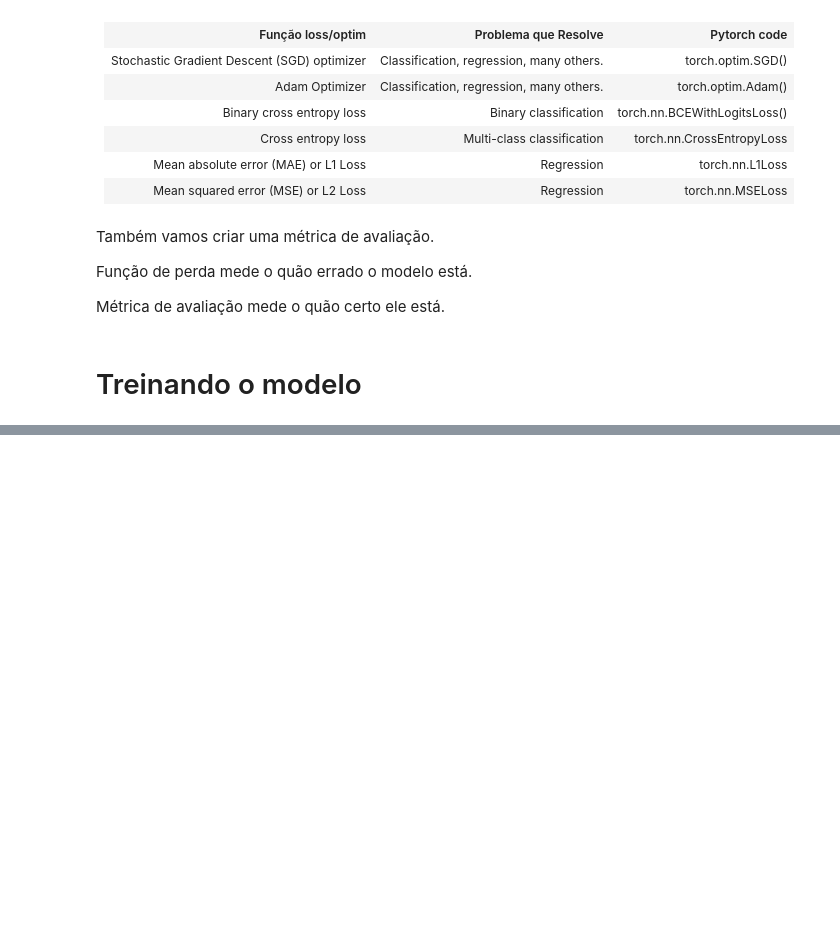
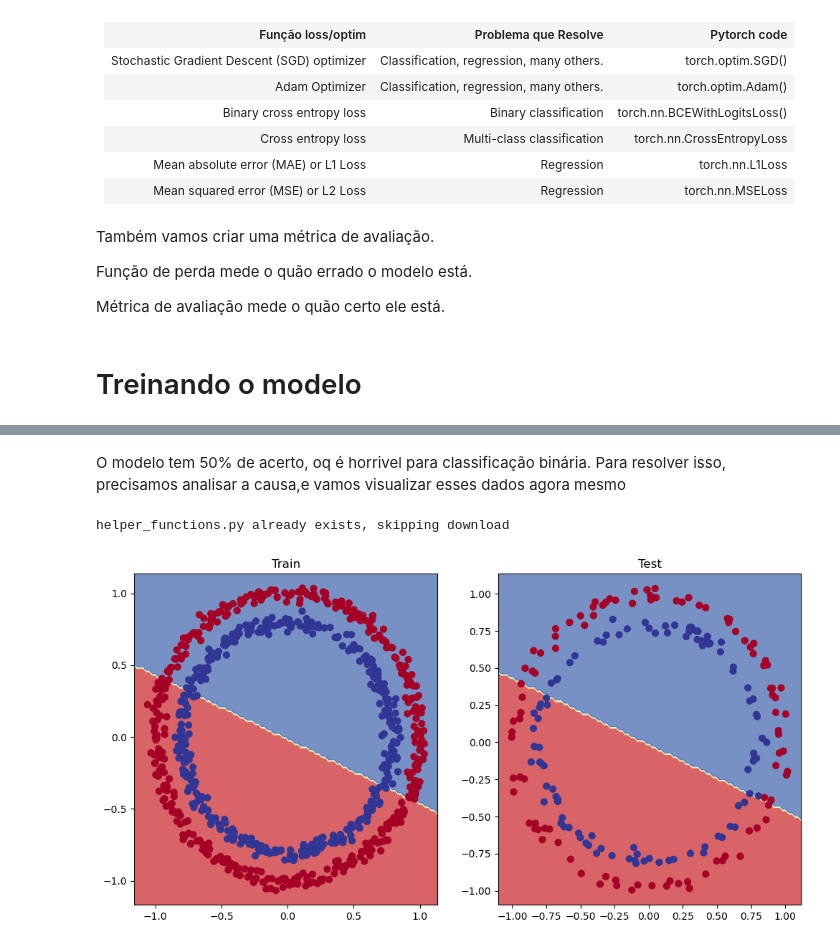
Before and after one commit to SavioCartaxo/DeepLearning, a Jupyter notebook: Modulo_02/Neurl_Network_Classification.ipynb, the cells around one changed output, grey strips where cells are left out. Drawn from its saved outputs; the diff is of its cells as text; code cells hidden in the pictures; blank space fills up the shorter version.

```diff
--- a/Modulo_02/Neurl_Network_Classification.ipynb
+++ b/Modulo_02/Neurl_Network_Classification.ipynb
@@ -308,6 +308,10 @@ tensor([[0.5563],
 # %%
 
 # Variáveis
+
+# Seed
+torch.manual_seed(42)
+torch.cuda.manual_seed(42)
 
 # selecionando hardware
 device = select_workspace()
@@ -324,5 +328,5 @@ test_loss_values = []
 epoch_count = []
 
 # Epocas
-EPOCAS = 1000
+EPOCAS = 2000
 # %%
@@ -380,0 +411,30 @@ epoca: 1000 | MAE Train Loss: 0.6934980750083923 | MAE Test Loss: 1.487230420112
+# %% [markdown]
+O modelo tem 50% de acerto, oq é horrivel para classificação binária.
+Para resolver isso, precisamos analisar a causa,e vamos visualizar esses dados agora mesmo
+# %%
+import requests
+from pathlib import Path
+
+# Baixar as funções auxiliares do repositório Learn PyTorch (se ainda não existirem)
+if Path("helper_functions.py").is_file():
+  print("helper_functions.py already exists, skipping download")
+else:
+  print("Downloading helper_functions.py")
+  request = requests.get("https://raw.githubusercontent.com/mrdbourke/pytorch-deep-learning/main/helper_functions.py")
+  with open("helper_functions.py", "wb") as f:
+    f.write(request.content)
+
+from helper_functions import plot_predictions, plot_decision_boundary
+# %% [output]
+helper_functions.py already exists, skipping download
+# %%
+# Plotar as fronteiras de decisão para os conjuntos de treino e teste
+plt.figure(figsize=(12, 6))
+plt.subplot(1, 2, 1)
+plt.title("Train")
+plot_decision_boundary(modelo, X_train, y_train)
+plt.subplot(1, 2, 2)
+plt.title("Test")
+plot_decision_boundary(modelo, X_test, y_test)
+# %% [output]
+[figure, added]
```
Also changed, not shown: parts of 10 cells of this notebook, 1 other file.
